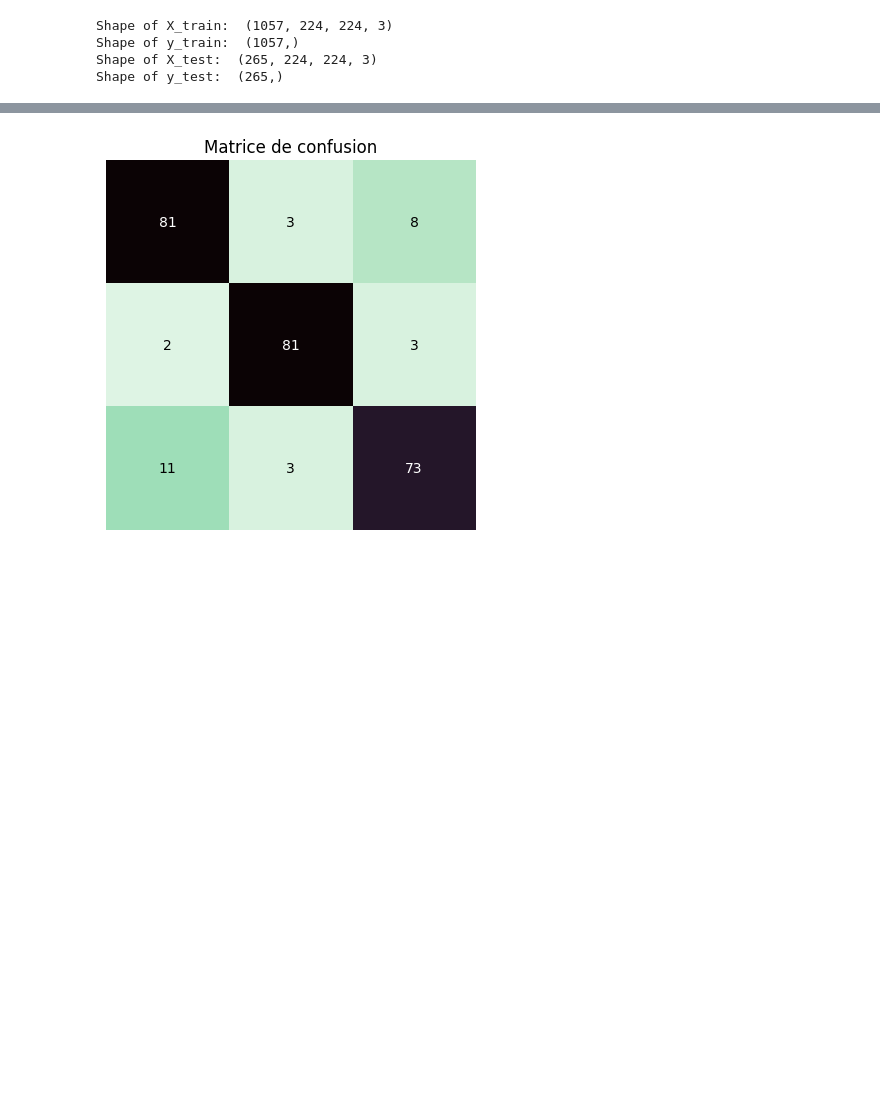
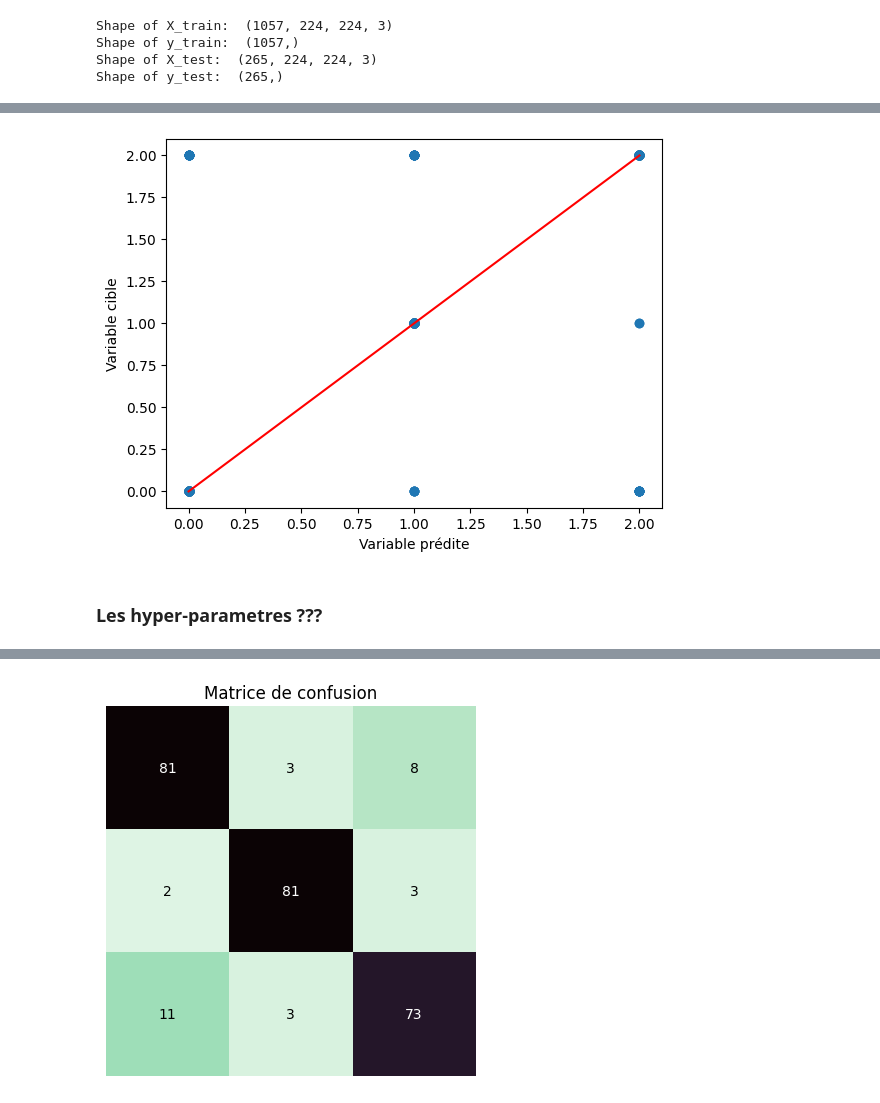
Before and after one commit to leopaul29/Alyra-Jardibot, a Jupyter notebook: dl/test_gpt.ipynb, the cells around one changed output, grey strips where cells are left out. Cells and saved outputs as stored; diff of their text form; code cells hidden in the pictures; blank space fills up the shorter version.

```diff
--- a/dl/test_gpt.ipynb
+++ b/dl/test_gpt.ipynb
@@ -191,3 +216,13 @@ pred_labels_te = tf.math.argmax(model.predict(X_test), axis=1)
+# %%
+plt.scatter(pred_labels_te, y_test)
+plt.plot(np.arange(0,3), np.arange(0,3), color='red')
+plt.ylabel('Variable cible')
+plt.xlabel('Variable prédite')
+plt.show()
+# %% [output]
+[figure, added]
+# %% [markdown]
+### Les hyper-parametres ???
 # %%
 print(classification_report(y_train, pred_labels_tr, digits=4))
 print(classification_report(y_test, pred_labels_te, digits=4))
```
Also changed, not shown: parts of 20 cells of this notebook.
